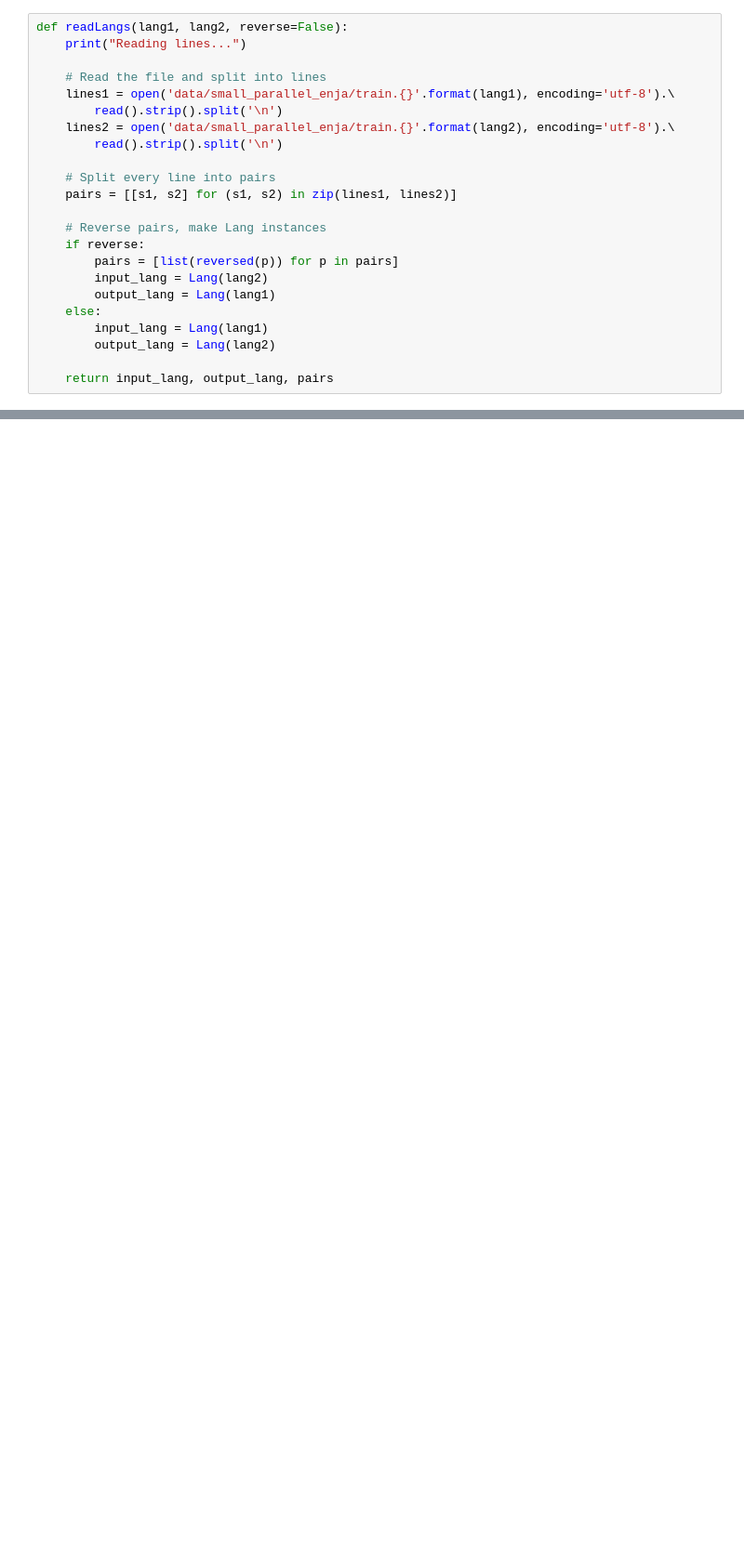
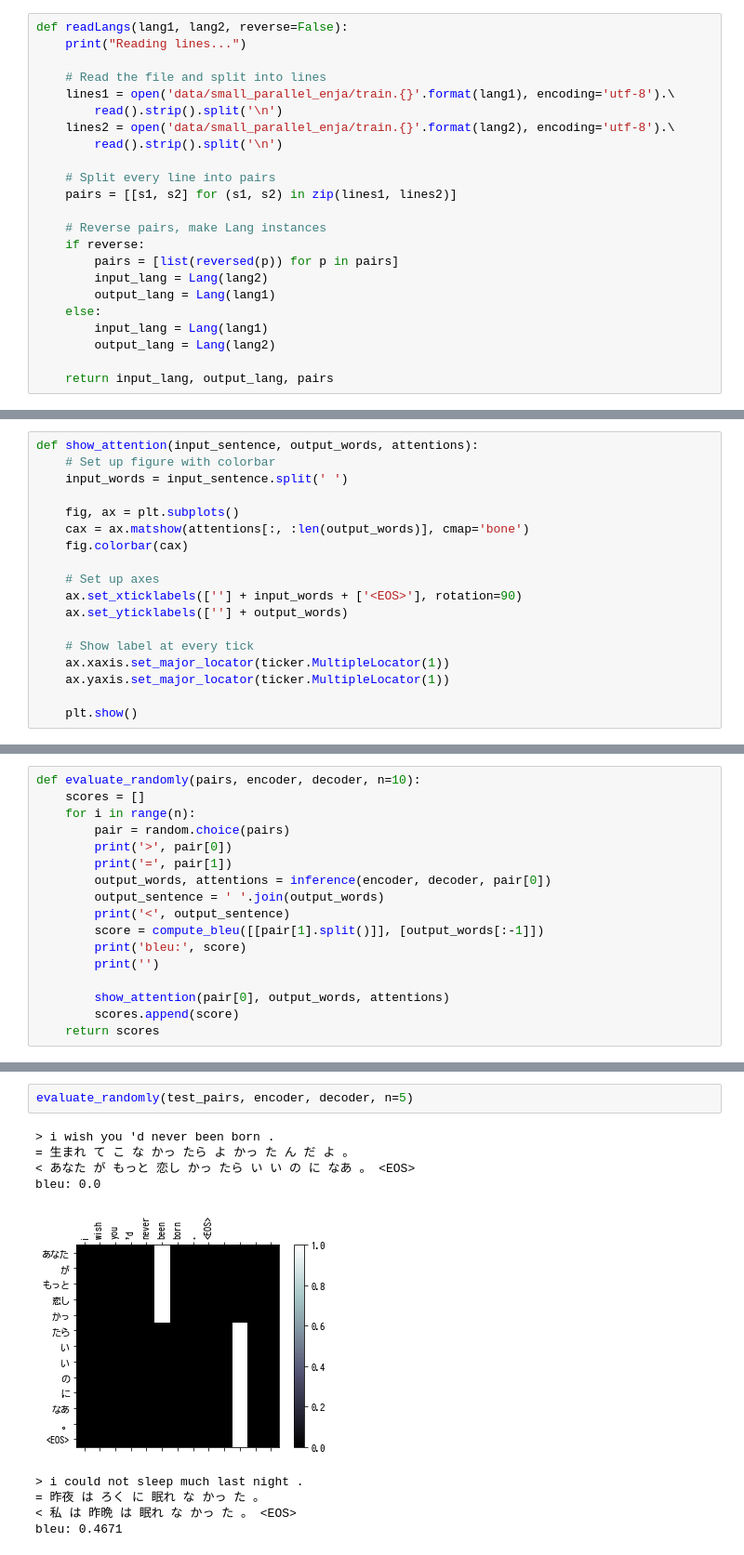
Before and after one commit to takoroy/mypytorch-memo, a Jupyter notebook: TranslationWithASequenceToSequenceNetworkAndAttention.ipynb, the cells around one changed output, grey strips where cells are left out. Shown at 93% size. Drawn from its saved outputs; the diff is of its cells as text; blank space fills up the shorter version.

```diff
--- a/TranslationWithASequenceToSequenceNetworkAndAttention.ipynb
+++ b/TranslationWithASequenceToSequenceNetworkAndAttention.ipynb
@@ -435,0 +604,18 @@ output = 彼女 の 病気 の ため に パーティー に た た 。 た <E
+# %%
+def show_attention(input_sentence, output_words, attentions):
+    # Set up figure with colorbar
+    input_words = input_sentence.split(' ')
+
+    fig, ax = plt.subplots()
+    cax = ax.matshow(attentions[:, :len(output_words)], cmap='bone')
+    fig.colorbar(cax)
+
+    # Set up axes
+    ax.set_xticklabels([''] + input_words + ['<EOS>'], rotation=90)
+    ax.set_yticklabels([''] + output_words)
+
+    # Show label at every tick
+    ax.xaxis.set_major_locator(ticker.MultipleLocator(1))
+    ax.yaxis.set_major_locator(ticker.MultipleLocator(1))
+
+    plt.show()
@@ -435,0 +630,17 @@ output = 彼女 の 病気 の ため に パーティー に た た 。 た <E
+# %%
+def evaluate_randomly(pairs, encoder, decoder, n=10):
+    scores = []
+    for i in range(n):
+        pair = random.choice(pairs)
+        print('>', pair[0])
+        print('=', pair[1])
+        output_words, attentions = inference(encoder, decoder, pair[0])
+        output_sentence = ' '.join(output_words)
+        print('<', output_sentence)
+        score = compute_bleu([[pair[1].split()]], [output_words[:-1]])
+        print('bleu:', score)
+        print('')
+
+        show_attention(pair[0], output_words, attentions)
+        scores.append(score)
+    return scores
@@ -435,0 +659,12 @@ output = 彼女 の 病気 の ため に パーティー に た た 。 た <E
+# %%
+evaluate_randomly(test_pairs, encoder, decoder, n=5)
+# %% [output]
+> i wish you 'd never been born .
+= 生まれ て こ な かっ たら よ かっ た ん だ よ 。
+< あなた が もっと 恋し かっ たら い い の に なあ 。 <EOS>
+bleu: 0.0
+[figure, added]
+> i could not sleep much last night .
+= 昨夜 は ろく に 眠れ な かっ た 。
+< 私 は 昨晩 は 眠れ な かっ た 。 <EOS>
+bleu: 0.4671
```
Also changed, not shown: parts of 53 cells of this notebook.
